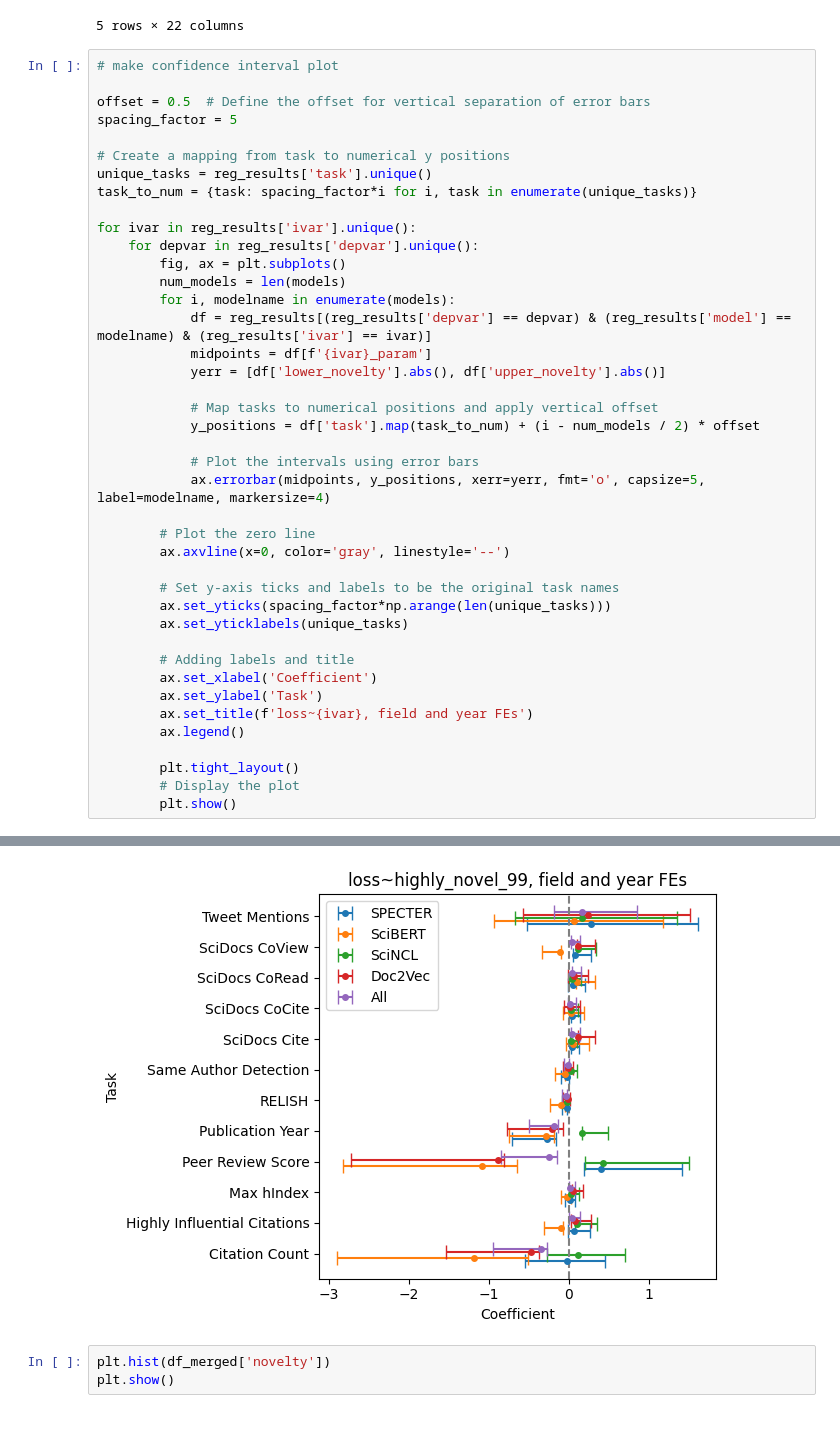
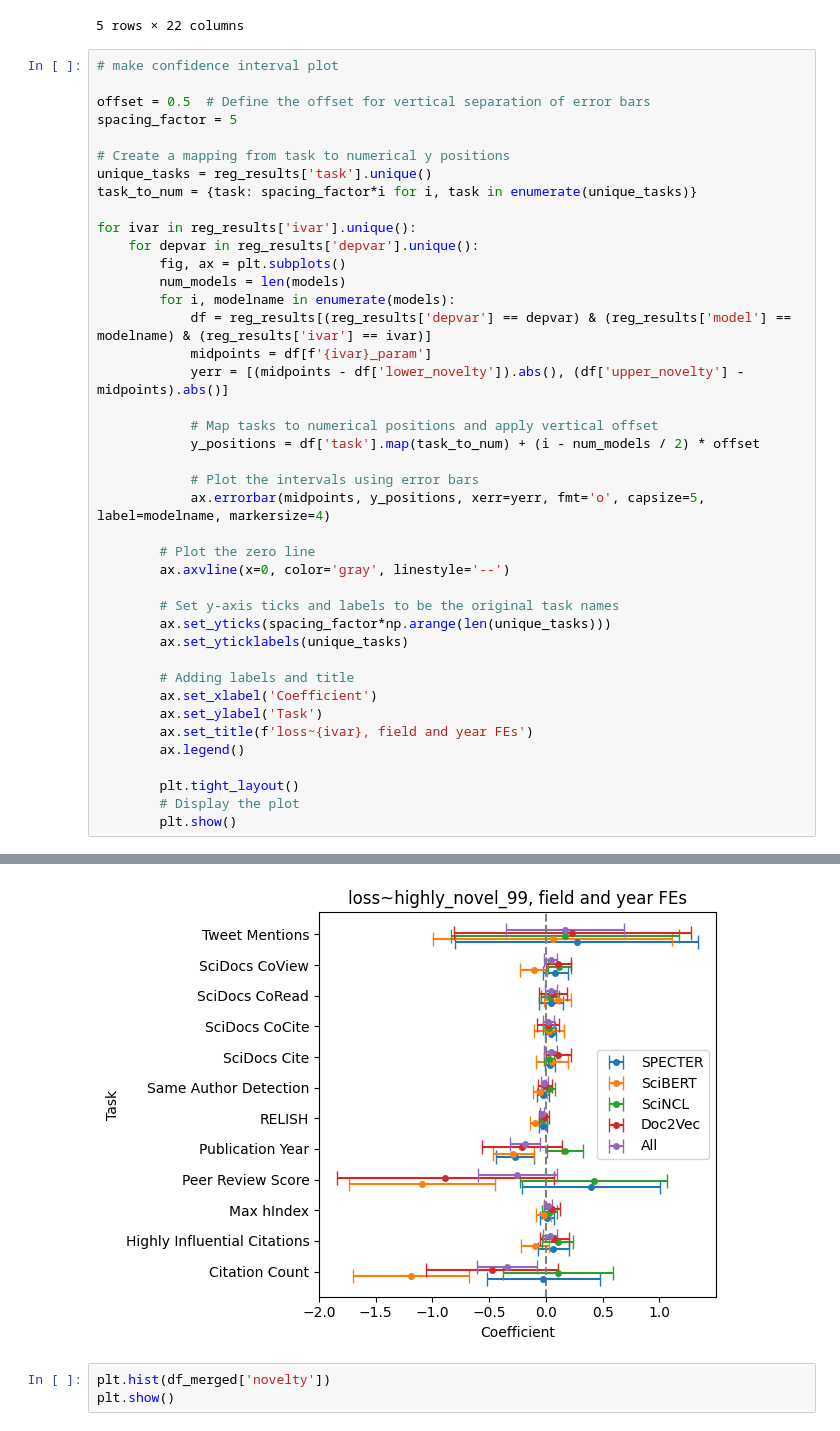
Before and after one commit to rfunklab/scirepeval, a Jupyter notebook: notebooks/versus_embeddings.ipynb, the cells around one changed output, grey strips where cells are left out. Cells and saved outputs as stored; diff of their text form.

Commit message:
update plotting bug

```diff
--- a/notebooks/versus_embeddings.ipynb
+++ b/notebooks/versus_embeddings.ipynb
@@ -297,7 +296,7 @@ for ivar in reg_results['ivar'].unique():
         for i, modelname in enumerate(models):
             df = reg_results[(reg_results['depvar'] == depvar) & (reg_results['model'] == modelname) & (reg_results['ivar'] == ivar)]
             midpoints = df[f'{ivar}_param']
-            yerr = [df['lower_novelty'].abs(), df['upper_novelty'].abs()]
+            yerr = [(midpoints - df['lower_novelty']).abs(), (df['upper_novelty'] - midpoints).abs()]
 
             # Map tasks to numerical positions and apply vertical offset
             y_positions = df['task'].map(task_to_num) + (i - num_models / 2) * offset
@@ -329,4 +328,4 @@ for ivar in reg_results['ivar'].unique():
-[figure, old version]
+[figure, new version]
 # %%
 plt.hist(df_merged['novelty'])
 plt.show()
```
Also changed, not shown: parts of 3 cells of this notebook.
